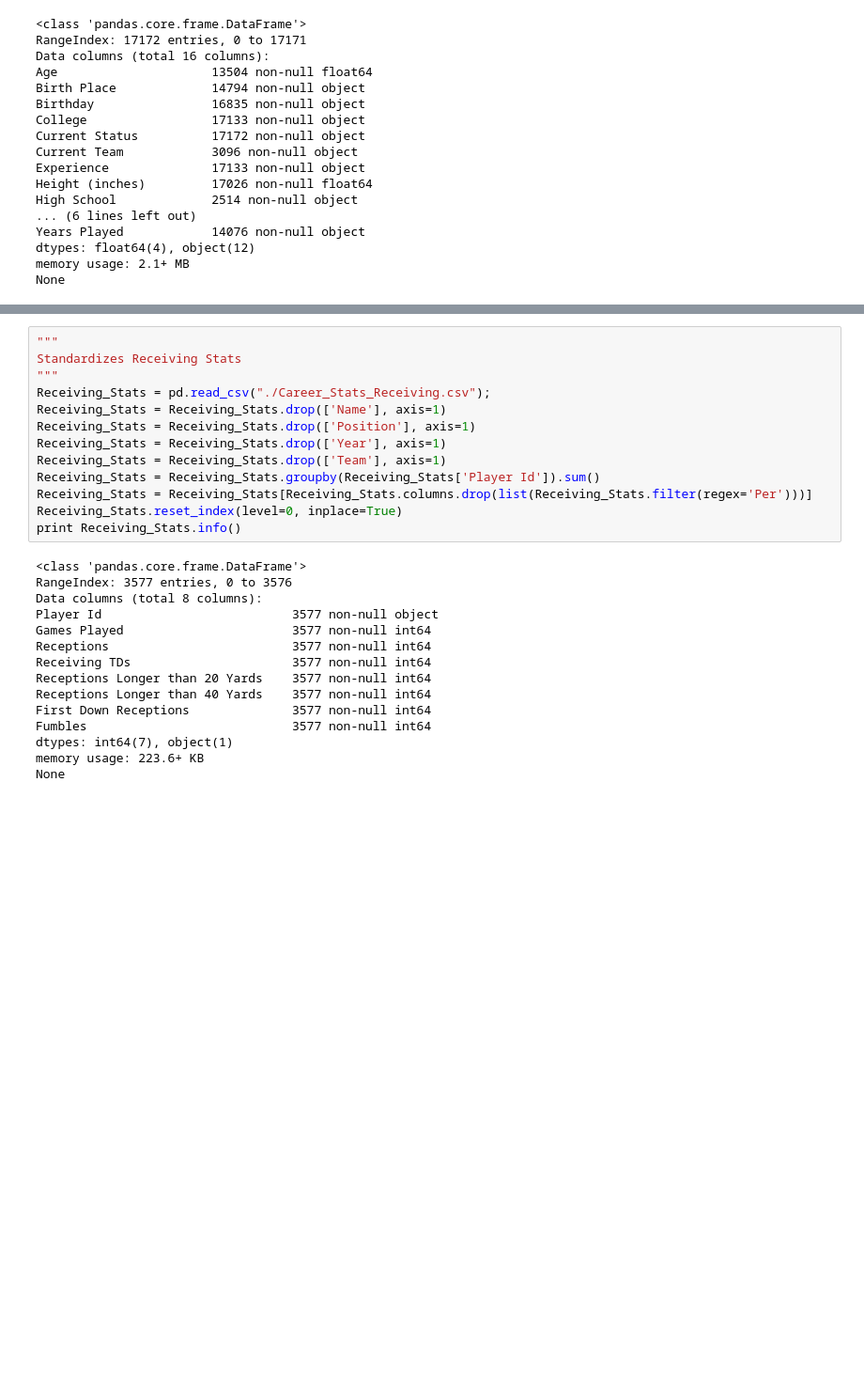
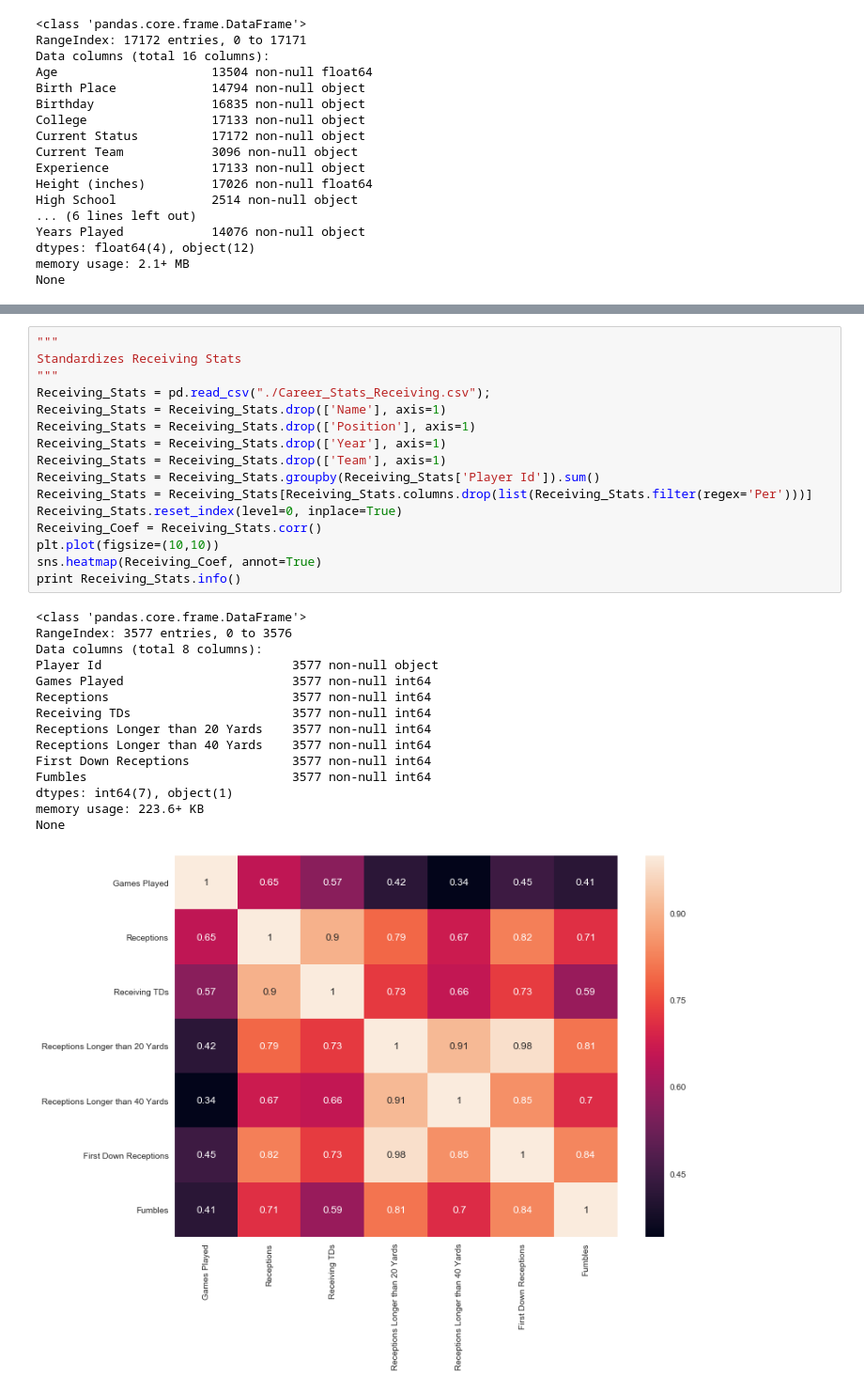
Before and after one commit to spennin5/NFLTalent, a Jupyter notebook: Data Science Term Project.ipynb, the cells around one changed output, grey strips where cells are left out. Shown at 94% size. Drawn from its saved outputs; the diff is of its cells as text; blank space fills up the shorter version.

```diff
--- a/Data Science Term Project.ipynb
+++ b/Data Science Term Project.ipynb
@@ -195,31 +212,35 @@ None
 # %%
 """
 Standardizes Receiving Stats
 """
 Receiving_Stats = pd.read_csv("./Career_Stats_Receiving.csv");
 Receiving_Stats = Receiving_Stats.drop(['Name'], axis=1)
 Receiving_Stats = Receiving_Stats.drop(['Position'], axis=1)
 Receiving_Stats = Receiving_Stats.drop(['Year'], axis=1)
 Receiving_Stats = Receiving_Stats.drop(['Team'], axis=1)
 Receiving_Stats = Receiving_Stats.groupby(Receiving_Stats['Player Id']).sum()
 Receiving_Stats = Receiving_Stats[Receiving_Stats.columns.drop(list(Receiving_Stats.filter(regex='Per')))]
 Receiving_Stats.reset_index(level=0, inplace=True)
+Receiving_Coef = Receiving_Stats.corr()
+plt.plot(figsize=(10,10))
+sns.heatmap(Receiving_Coef, annot=True)
 print Receiving_Stats.info()
 # %% [output]
 <class 'pandas.core.frame.DataFrame'>
 RangeIndex: 3577 entries, 0 to 3576
 Data columns (total 8 columns):
 Player Id                          3577 non-null object
 Games Played                       3577 non-null int64
 Receptions                         3577 non-null int64
 Receiving TDs                      3577 non-null int64
 Receptions Longer than 20 Yards    3577 non-null int64
 Receptions Longer than 40 Yards    3577 non-null int64
 First Down Receptions              3577 non-null int64
 Fumbles                            3577 non-null int64
 dtypes: int64(7), object(1)
 memory usage: 223.6+ KB
 None
+[figure, added]
 # %%
 """
 Standardizes Offensive Line Stats
```
Also changed, not shown: parts of 10 cells of this notebook.
